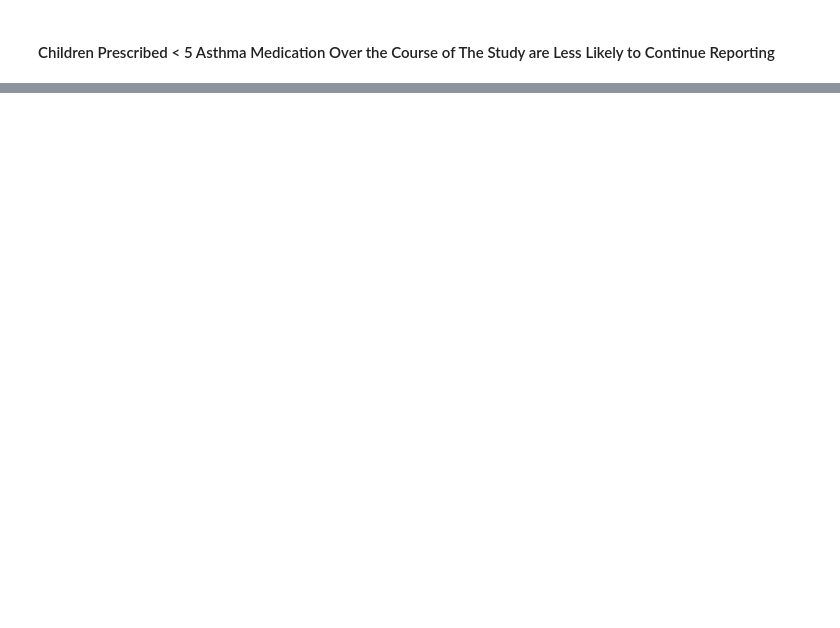
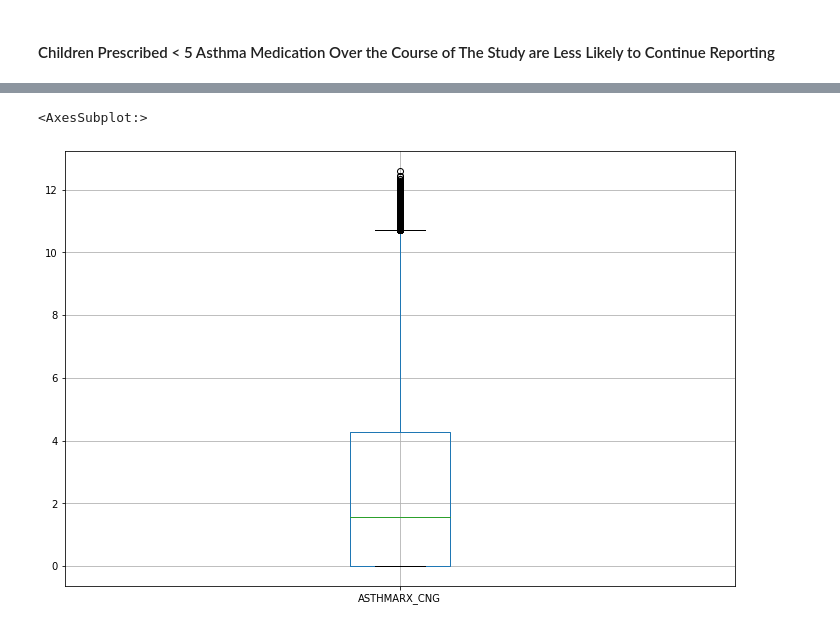
Before and after one commit to CharlesPizza/ChildhoodAllergies, a Jupyter notebook: Exploration.ipynb, the cells around one changed output, grey strips where cells are left out. Drawn from its saved outputs; the diff is of its cells as text; code cells hidden in the pictures; blank space fills up the shorter version.

```diff
--- a/Exploration.ipynb
+++ b/Exploration.ipynb
@@ -381,0 +382,7 @@ plt.show()
+# %%
+mask = df['FIRST_ASTHMARX'].notnull() & df['LAST_ASTHMARX'].isnull()
+print(df[mask].shape[0])
+mask = df['FIRST_ASTHMARX'].notnull() & df['NUM_ASTHMARX'].isnull()
+print(df[mask].shape[0])
+mask = df['FIRST_ASTHMARX'].notnull() & (df['ASTHMARX_CNG'] == 0)
+df[mask]
@@ -381,0 +424,6 @@ plt.show()
+# %%
+plt.figure(figsize=(12,8))
+df[mask].boxplot('ASTHMARX_CNG')
+# %% [output]
+<AxesSubplot:>
+[figure, added]
```
Also changed, not shown: parts of 8 cells of this notebook.
